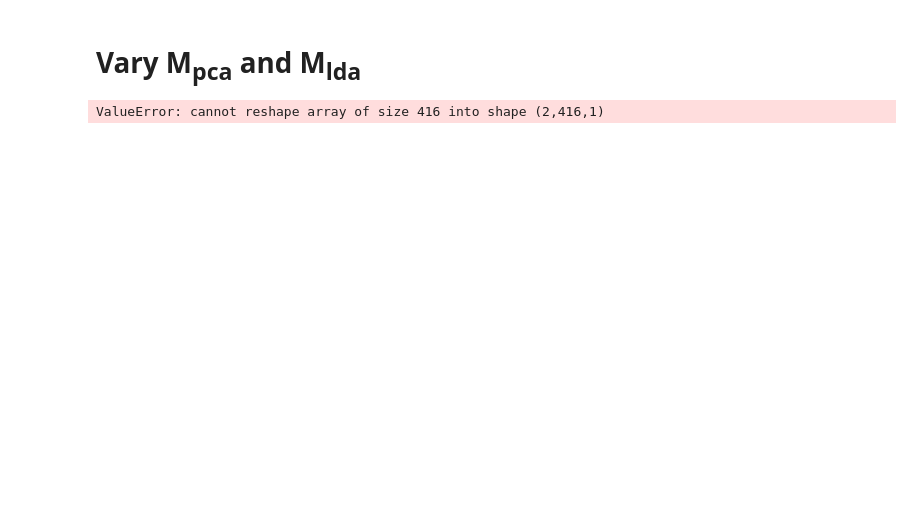
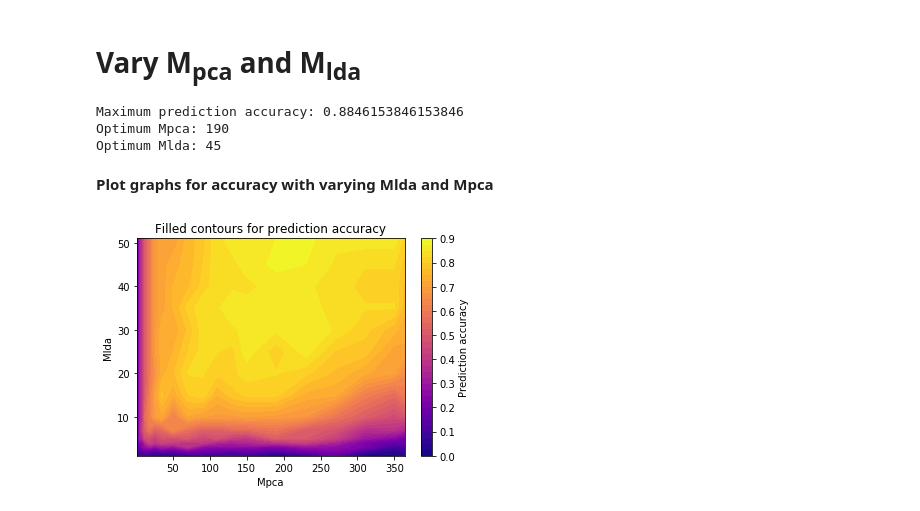
Before and after one commit to Karcsi127/patterrec1, a Jupyter notebook: exercise3.ipynb, the cells around one changed output. Cells and saved outputs as stored; diff of their text form; code cells hidden in the pictures; blank space fills up the shorter version.

Commit message:
Exercise 3: Finish varying of Mpca and Mlda.

```diff
--- a/exercise3.ipynb
+++ b/exercise3.ipynb
@@ -318,7 +318,7 @@ def Do_PCA_LDA_NN(Wopt_t, LDA):
 
     #Project test data into LDA space
     test_norm_t = (test[:,:PIC_SIZE] - global_mean)
-    test_LDA_t = Wopt_t.T.dot(test_norm.T) #each picture is represented by a column
+    test_LDA_t = Wopt_t.T.dot(test_norm_t.T) #each picture is represented by a column
 
     # Reshape and repeat matrices to allow easier manipulation
     train_LDA_reshape_NN_t = np.repeat(train_LDA_t.reshape(LDA,TRAIN_SIZE,1),TEST_SIZE, axis=2) #afterwards: axis-0: projected values, axis-1: training pictures, axis-2: repeated values
@@ -340,7 +340,31 @@ prediction_accuracies = np.zeros((Mpca_set.shape[0],Mlda_set.shape[0]))
 
 for p in range(Mpca_set.shape[0]):
     for l in range(Mlda_set.shape[0]):
-        Wopt_t = Get_Wopt(Mpca_set[p],Mlda_set[l])
-        prediction_accuracies[p,l]=Do_PCA_LDA_NN(Wopt_t,Mlda_set[l])
+        if Mlda_set[l]<=Mpca_set[p]:
+            Wopt_t = Get_Wopt(Mpca_set[p],Mlda_set[l])
+            prediction_accuracies[p,l]=Do_PCA_LDA_NN(Wopt_t,Mlda_set[l])
+        else:
+            Wopt_t = Get_Wopt(Mpca_set[p],Mpca_set[p])
+            prediction_accuracies[p,l]=Do_PCA_LDA_NN(Wopt_t,Mpca_set[p])
+
+maximum_indices = np.unravel_index(np.argmax(prediction_accuracies, axis=None), prediction_accuracies.shape)
+print("Maximum prediction accuracy:", prediction_accuracies[maximum_indices])
+print("Optimum Mpca:", Mpca_set[maximum_indices[0]])
+print("Optimum Mlda:", Mlda_set[maximum_indices[1]])
 # %% [output]
-ValueError: cannot reshape array of size 416 into shape (2,416,1)
+Maximum prediction accuracy: 0.8846153846153846
+Optimum Mpca: 190
+Optimum Mlda: 45
+# %% [markdown]
+<b> Plot graphs for accuracy with varying Mlda and Mpca
+# %%
+X, Y = np.meshgrid(Mpca_set, Mlda_set)
+fig = plt.contourf(X,Y,prediction_accuracies.T, 35, cmap='plasma')
+cbar=plt.colorbar()
+cbar.set_label('Prediction accuracy', rotation=90)
+plt.ylabel('Mlda')
+plt.xlabel('Mpca')
+plt.title('Filled contours for prediction accuracy')
+plt.show()
+# %% [output]
+[figure, added]
```
Also changed, not shown: parts of 7 cells of this notebook.
